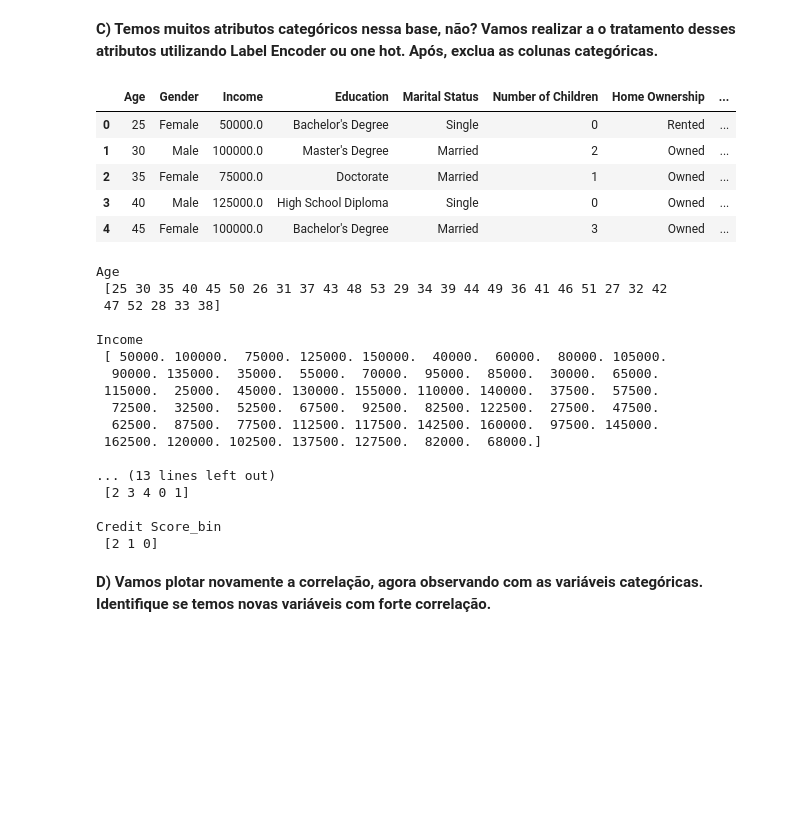
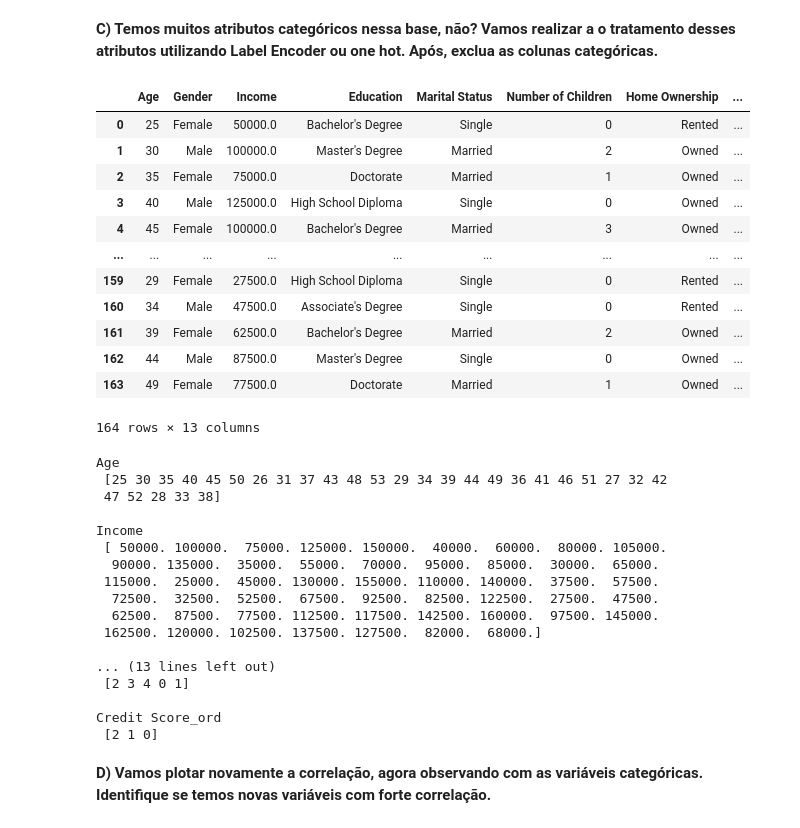
Before and after one commit to Augusto-Mateus/EBAC-4, a Jupyter notebook: Profissao Cientista de Dados M17 Projeto.ipynb, the cells around one changed output. Drawn from its saved outputs; the diff is of its cells as text; code cells hidden in the pictures; blank space fills up the shorter version.

```diff
--- a/Profissao Cientista de Dados M17 Projeto.ipynb
+++ b/Profissao Cientista de Dados M17 Projeto.ipynb
@@ -473,33 +475,40 @@ Sim, a relação entre salario anual e idade tem uma correlação de 0.62, que r
 # %%
 # Primeiramente, transformar as colunas categóricas em texto
 # Colunas binárias: Gender / Marital Status / Home Ownership
 df["Gender_bin"] = df["Gender"].map({"Female": 0, "Male": 1})
 
 df["Marital Status_bin"] = df["Marital Status"].map({"Married": 0, "Single": 1})
 
 df["Home Ownership_bin"] = df["Home Ownership"].map({"Owned": 0, "Rented": 1})
 
 # Colunas Ordinais: Education e Credit Score
-df["Education_bin"] = df["Education"].map(
+df["Education_ord"] = df["Education"].map(
     {
         "High School Diploma": 0,
         "Associate's Degree": 1,
         "Bachelor's Degree": 2,
         "Master's Degree": 3,
         "Doctorate": 4,
     }
 )
 
-df["Credit Score_bin"] = df["Credit Score"].map({"Low": 0, "Average": 1, "High": 2})
+df["Credit Score_ord"] = df["Credit Score"].map({"Low": 0, "Average": 1, "High": 2})
 
-df.head()
+df
 # %% [output]
 |  | Age | Gender | Income | Education | Marital Status | Number of Children | Home Ownership | ... |
 | 0 | 25 | Female | 50000.0 | Bachelor's Degree | Single | 0 | Rented | ... |
 | 1 | 30 | Male | 100000.0 | Master's Degree | Married | 2 | Owned | ... |
 | 2 | 35 | Female | 75000.0 | Doctorate | Married | 1 | Owned | ... |
 | 3 | 40 | Male | 125000.0 | High School Diploma | Single | 0 | Owned | ... |
 | 4 | 45 | Female | 100000.0 | Bachelor's Degree | Married | 3 | Owned | ... |
+| ... | ... | ... | ... | ... | ... | ... | ... | ... |
+| 159 | 29 | Female | 27500.0 | High School Diploma | Single | 0 | Rented | ... |
+| 160 | 34 | Male | 47500.0 | Associate's Degree | Single | 0 | Rented | ... |
+| 161 | 39 | Female | 62500.0 | Bachelor's Degree | Married | 2 | Owned | ... |
+| 162 | 44 | Male | 87500.0 | Master's Degree | Single | 0 | Owned | ... |
+| 163 | 49 | Female | 77500.0 | Doctorate | Married | 1 | Owned | ... |
+164 rows × 13 columns
 # %%
 # Confirmando se a operação saiu correta
 df_num = df.select_dtypes(["number"])
@@ -523,7 +532,7 @@ Income
 ... (13 lines left out)
  [2 3 4 0 1]
 
-Credit Score_bin
+Credit Score_ord
  [2 1 0]
 # %% [markdown]
 **D) Vamos plotar novamente a correlação, agora observando com as variáveis categóricas. Identifique se temos novas variáveis com forte correlação.**
```
Also changed, not shown: parts of 14 cells of this notebook, 2 other files.
